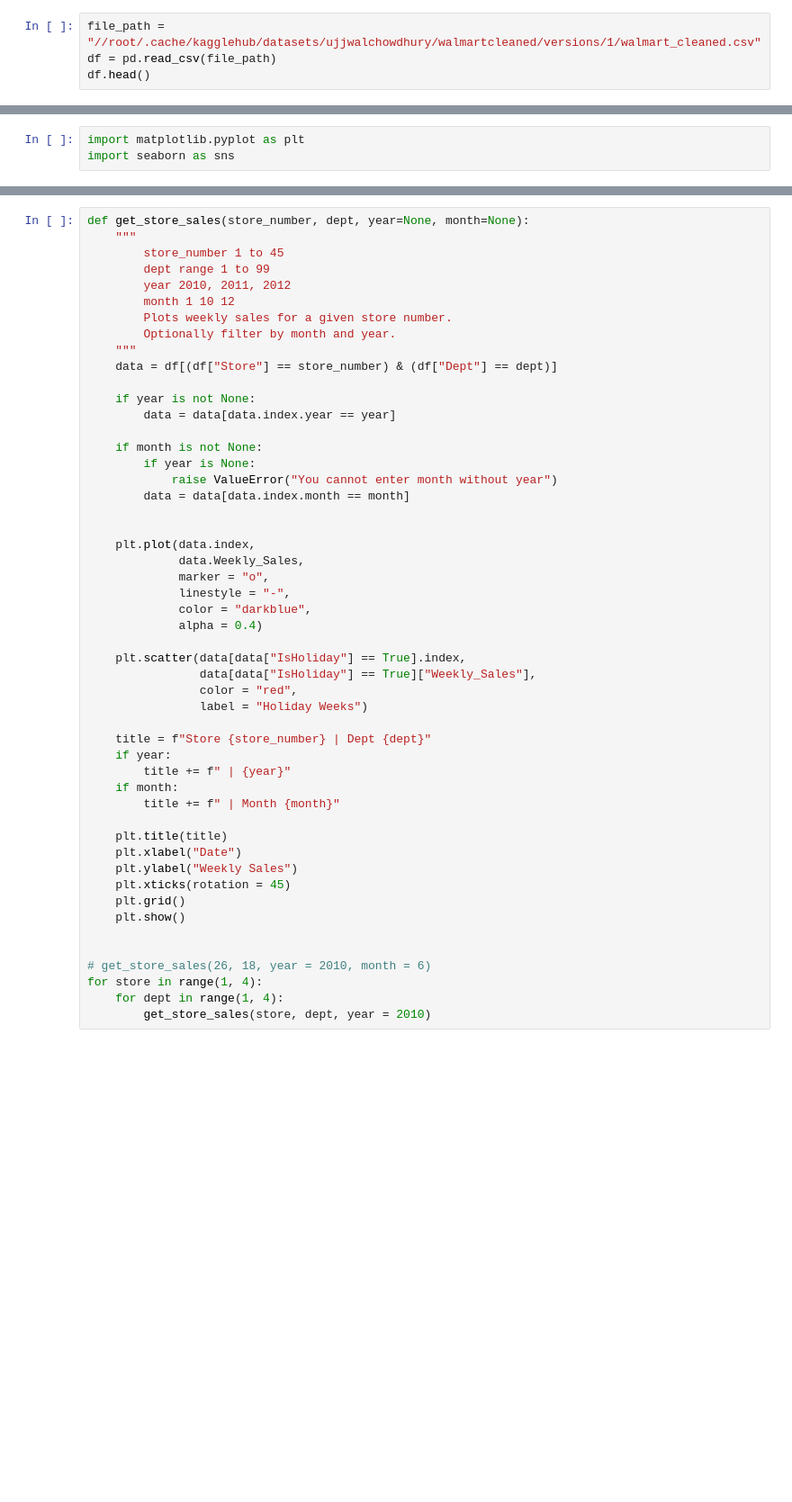
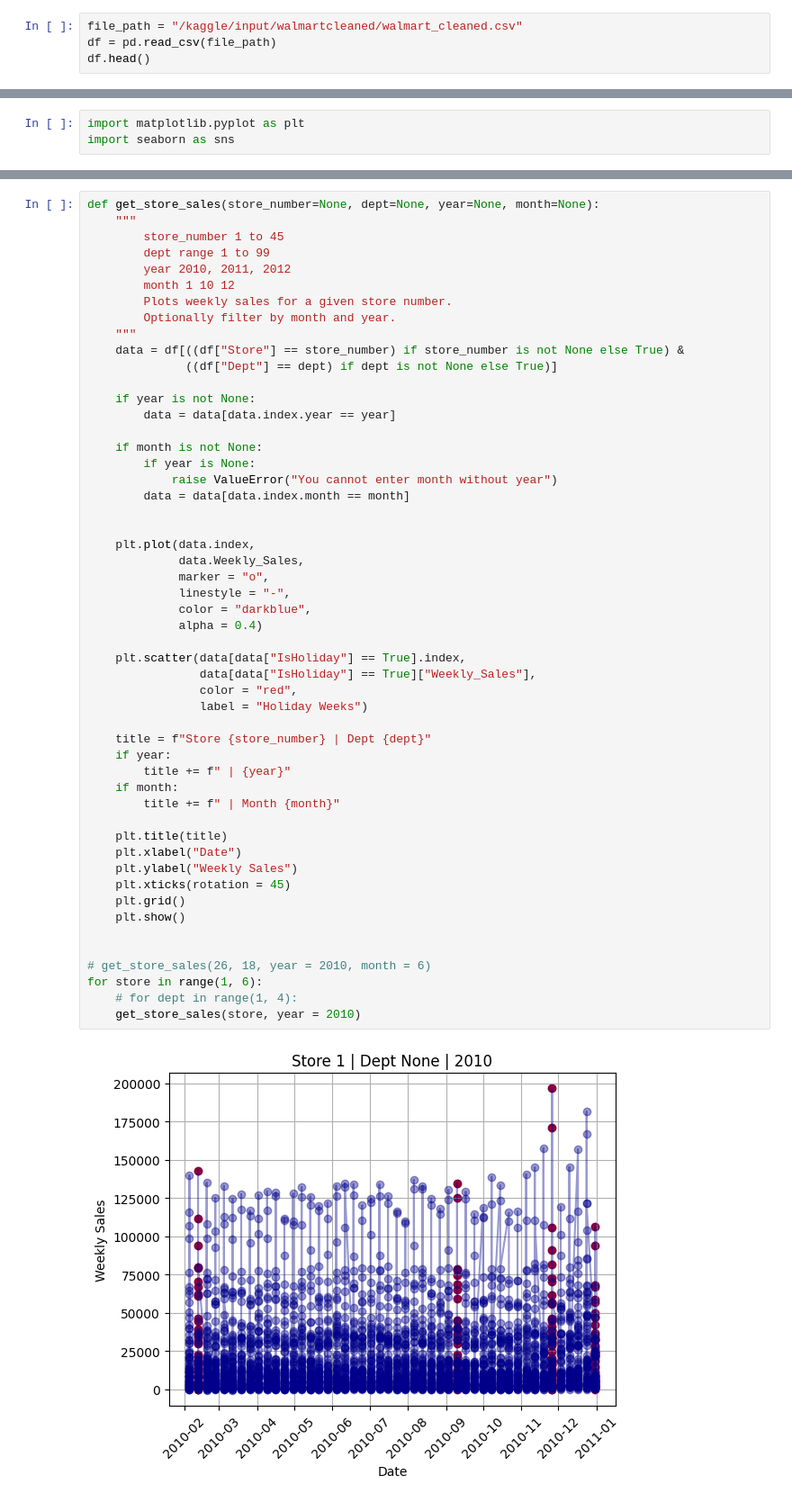
Before and after one commit to Subash-d/ai-ml-projects, a Jupyter notebook: walmart-sales/Eda.ipynb, the cells around one changed output, grey strips where cells are left out. Shown at 90% size. Cells and saved outputs as stored; diff of their text form; blank space fills up the shorter version.

Commit message:
Code improved in get_store_sales function

```diff
--- a/walmart-sales/Eda.ipynb
+++ b/walmart-sales/Eda.ipynb
@@ -15,7 +15,7 @@ Path to dataset files: /kaggle/input/walmartcleaned
 # %%
 import pandas as pd
 # %%
-file_path = "//root/.cache/kagglehub/datasets/ujjwalchowdhury/walmartcleaned/versions/1/walmart_cleaned.csv"
+file_path = "/kaggle/input/walmartcleaned/walmart_cleaned.csv"
 df = pd.read_csv(file_path)
 df.head()
 # %% [output]
@@ -125,7 +125,7 @@ plt.show()
 # %% [output]
 [figure]
 # %%
-def get_store_sales(store_number, dept, year=None, month=None):
+def get_store_sales(store_number=None, dept=None, year=None, month=None):
     """
         store_number 1 to 45
         dept range 1 to 99
@@ -134,7 +134,8 @@ def get_store_sales(store_number, dept, year=None, month=None):
         Plots weekly sales for a given store number.
         Optionally filter by month and year.
     """
-    data = df[(df["Store"] == store_number) & (df["Dept"] == dept)]
+    data = df[((df["Store"] == store_number) if store_number is not None else True) &
+              ((df["Dept"] == dept) if dept is not None else True)]
 
     if year is not None:
         data = data[data.index.year == year]
@@ -145,33 +146,35 @@ def get_store_sales(store_number, dept, year=None, month=None):
         data = data[data.index.month == month]
 
 
     plt.plot(data.index,
              data.Weekly_Sales,
              marker = "o",
              linestyle = "-",
              color = "darkblue",
              alpha = 0.4)
 
     plt.scatter(data[data["IsHoliday"] == True].index,
                 data[data["IsHoliday"] == True]["Weekly_Sales"],
                 color = "red",
                 label = "Holiday Weeks")
 
     title = f"Store {store_number} | Dept {dept}"
     if year:
         title += f" | {year}"
     if month:
         title += f" | Month {month}"
 
     plt.title(title)
     plt.xlabel("Date")
     plt.ylabel("Weekly Sales")
     plt.xticks(rotation = 45)
     plt.grid()
     plt.show()
 
 
 # get_store_sales(26, 18, year = 2010, month = 6)
-for store in range(1, 4):
-    for dept in range(1, 4):
-        get_store_sales(store, dept, year = 2010)
+for store in range(1, 6):
+    # for dept in range(1, 4):
+    get_store_sales(store, year = 2010)
+# %% [output]
+[figure, added]
```
Also changed, not shown: parts of 2 cells of this notebook.
